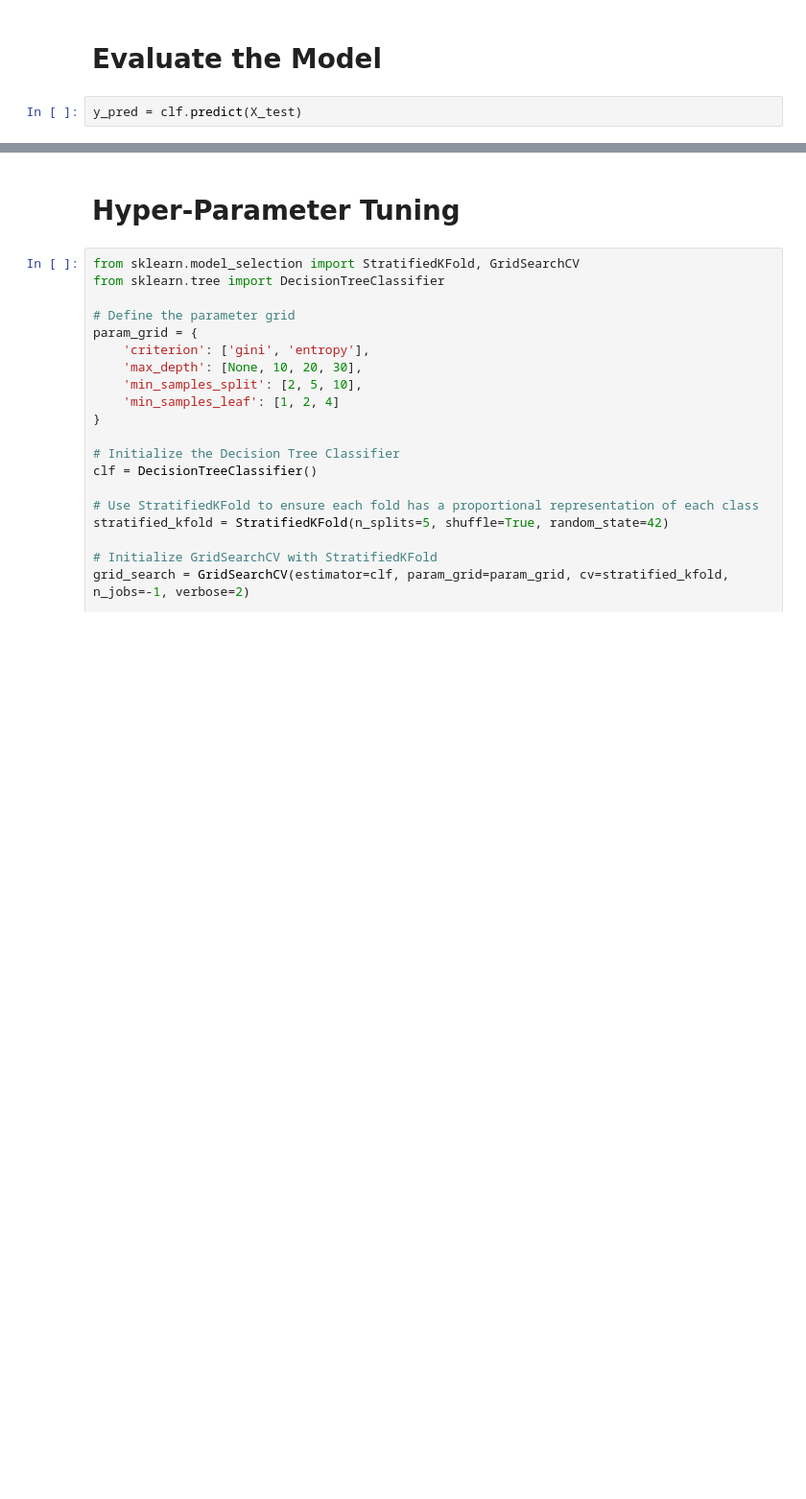
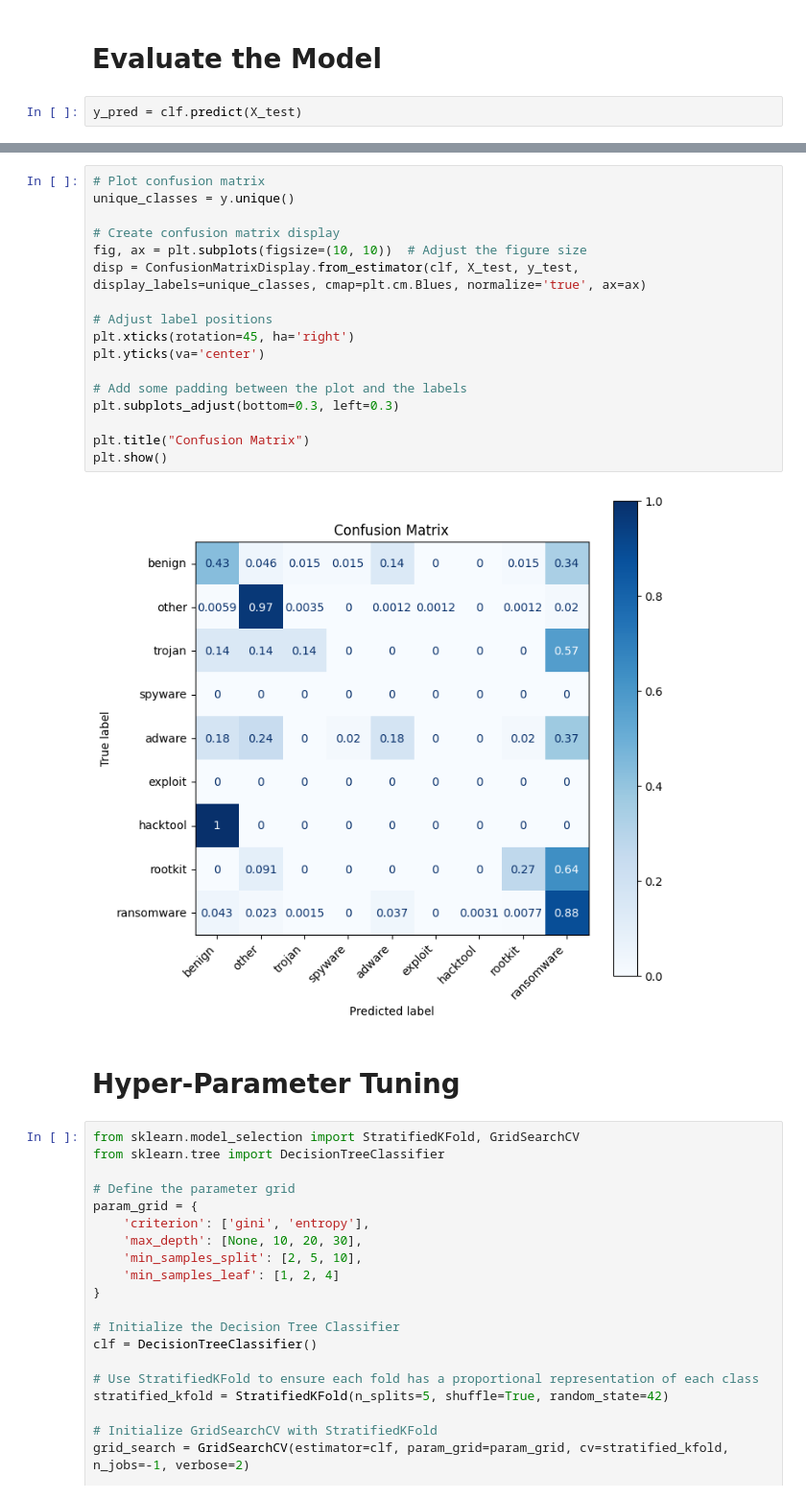
Before and after one commit to Kreunt/catch-o-ware, a Jupyter notebook: catch-o-ware-DT.ipynb, the cells around one changed output, grey strips where cells are left out. Shown at 96% size. Cells and saved outputs as stored; diff of their text form; blank space fills up the shorter version.

```diff
--- a/catch-o-ware-DT.ipynb
+++ b/catch-o-ware-DT.ipynb
@@ -77,3 +69,22 @@ weighted avg       0.88      0.88      0.88      1633
+# %%
+# Plot confusion matrix
+unique_classes = y.unique()
+
+# Create confusion matrix display
+fig, ax = plt.subplots(figsize=(10, 10))  # Adjust the figure size
+disp = ConfusionMatrixDisplay.from_estimator(clf, X_test, y_test, display_labels=unique_classes, cmap=plt.cm.Blues, normalize='true', ax=ax)
+
+# Adjust label positions
+plt.xticks(rotation=45, ha='right')
+plt.yticks(va='center')
+
+# Add some padding between the plot and the labels
+plt.subplots_adjust(bottom=0.3, left=0.3)
+
+plt.title("Confusion Matrix")
+plt.show()
+# %% [output]
+[figure, added]
 # %% [markdown]
 <h1>Hyper-Parameter Tuning</h1>
 # %%
```
Also changed, not shown: parts of 2 cells of this notebook.
